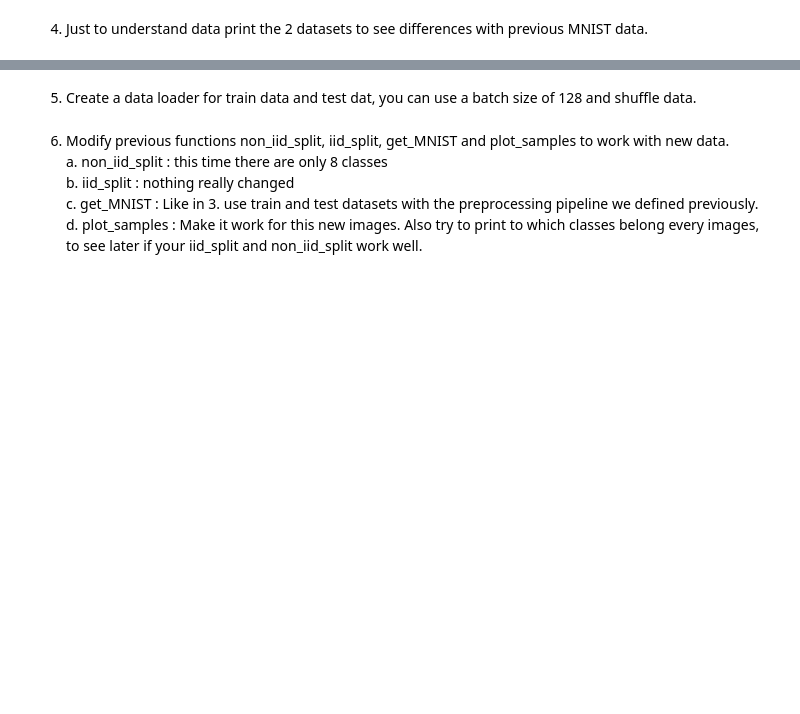
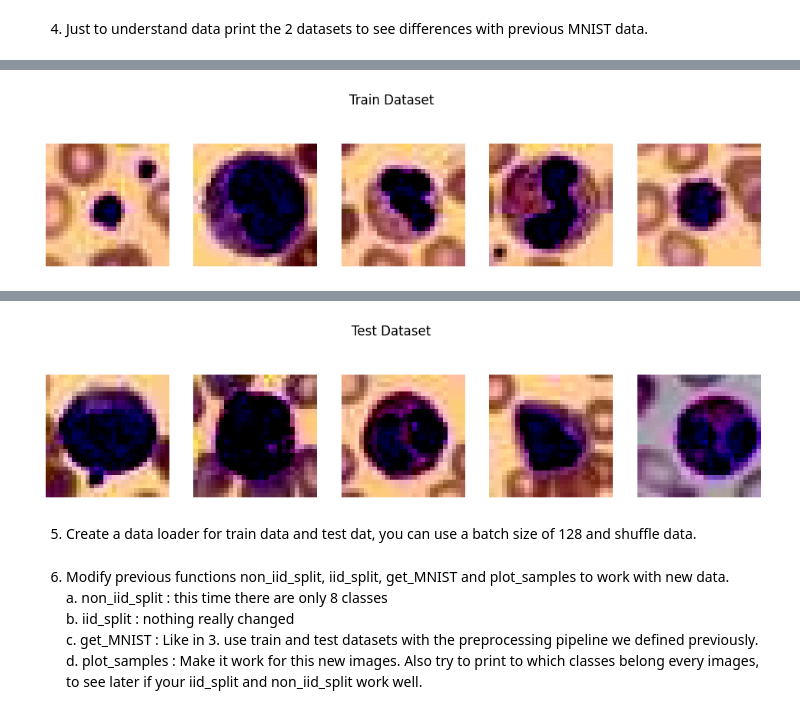
Before and after one commit to Ekliipce/Machine-Learning-for-Biomedical, a Jupyter notebook: federated_learning/Federated_Learning_etudiants.ipynb, the cells around one changed output, grey strips where cells are left out. Saved outputs shown, nothing was run; the diff lists cells and outputs as text; code cells hidden in the pictures; blank space fills up the shorter version.

```diff
--- a/federated_learning/Federated_Learning_etudiants.ipynb
+++ b/federated_learning/Federated_Learning_etudiants.ipynb
@@ -619,5 +681,13 @@ import medmnist
 from medmnist import INFO, Evaluator
 # %% [markdown]
 2. Create a preprocessing pipeline for data, transforms it into Tensor and then normalize it with a mean of 0.5 and standard deviation of 0.5 also.
+# %%
+pipeline = transforms.Compose([
+    transforms.ToTensor(),
+    transforms.Normalize((0.5), (0.5))
+])
 # %% [markdown]
 3. Create a train dataset and test dataset from data and apply previous preprocessing pipeline. You can use DataClass from pytorch to create datasets.
+# %%
+train_dataset = BloodMNIST(root='./', split='train', download=True, transform=pipeline)
+test_dataset = BloodMNIST(root='./', split='test', download=True, transform=pipeline)
@@ -624,2 +697,18 @@ from medmnist import INFO, Evaluator
 # %% [markdown]
 4. Just to understand data print the 2 datasets to see differences with previous MNIST data.
+# %%
+def plot_dataset(dataset, title):
+    fig, axes = plt.subplots(1, 5, figsize=(12, 3))
+    for i, ax in enumerate(axes):
+        index = np.random.randint(len(dataset))
+        img, label = dataset[i]
+        img = img.permute(1, 2, 0)
+        ax.imshow(img)
+        ax.axis("off")
+
+    plt.suptitle(title)
+    plt.show()
+
+plot_dataset(train_dataset, 'Train Dataset')
+plot_dataset(test_dataset, 'Test Dataset')
+# %% [output]
@@ -625,0 +720 @@ from medmnist import INFO, Evaluator
+[figure, added]
@@ -626,2 +726,3 @@ from medmnist import INFO, Evaluator
+[figure, added]
 # %% [markdown]
 5. Create a data loader for train data and test dat, you can use a batch size of 128 and shuffle data.
```
Also changed, not shown: parts of 9 cells of this notebook.
